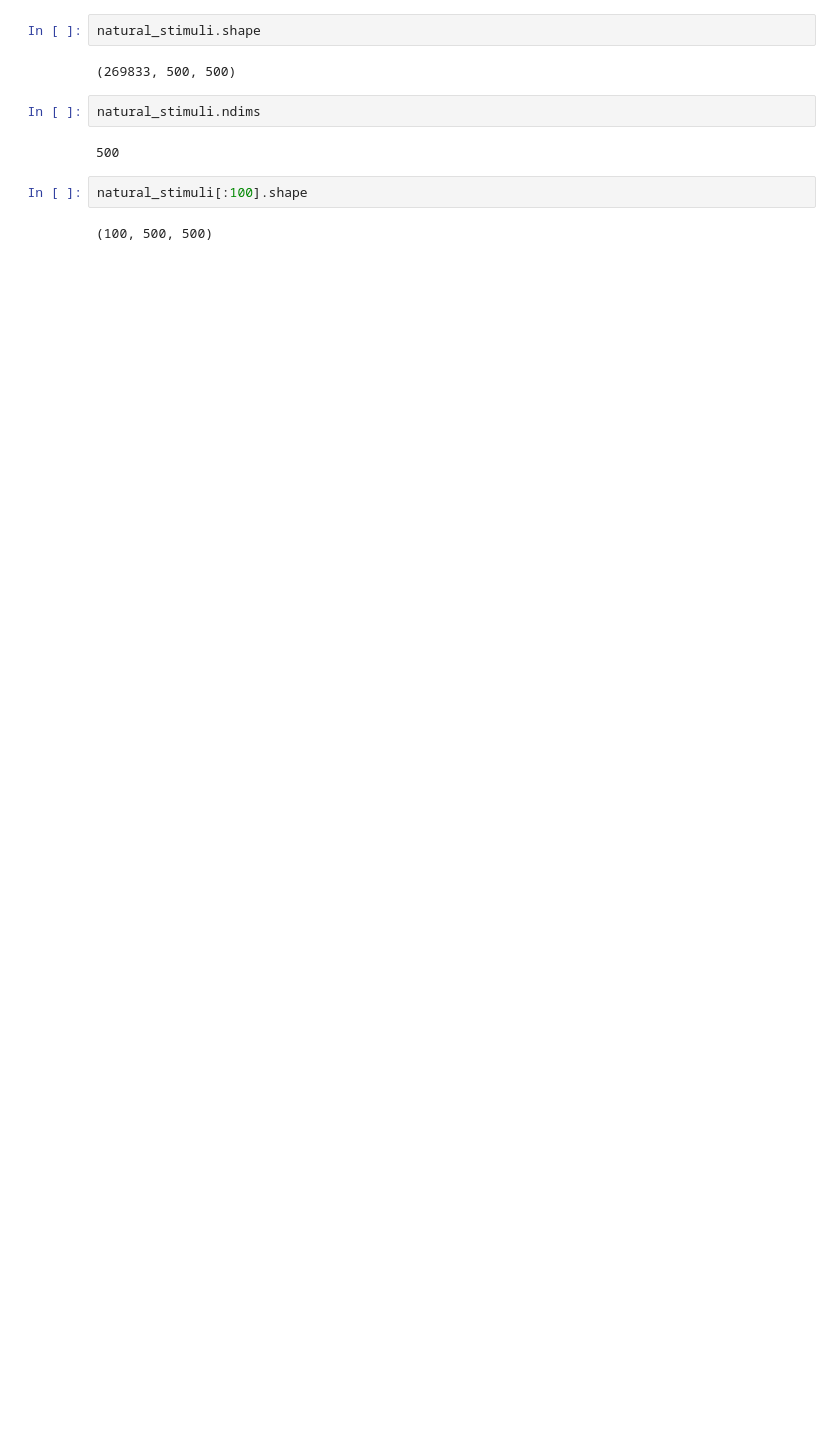
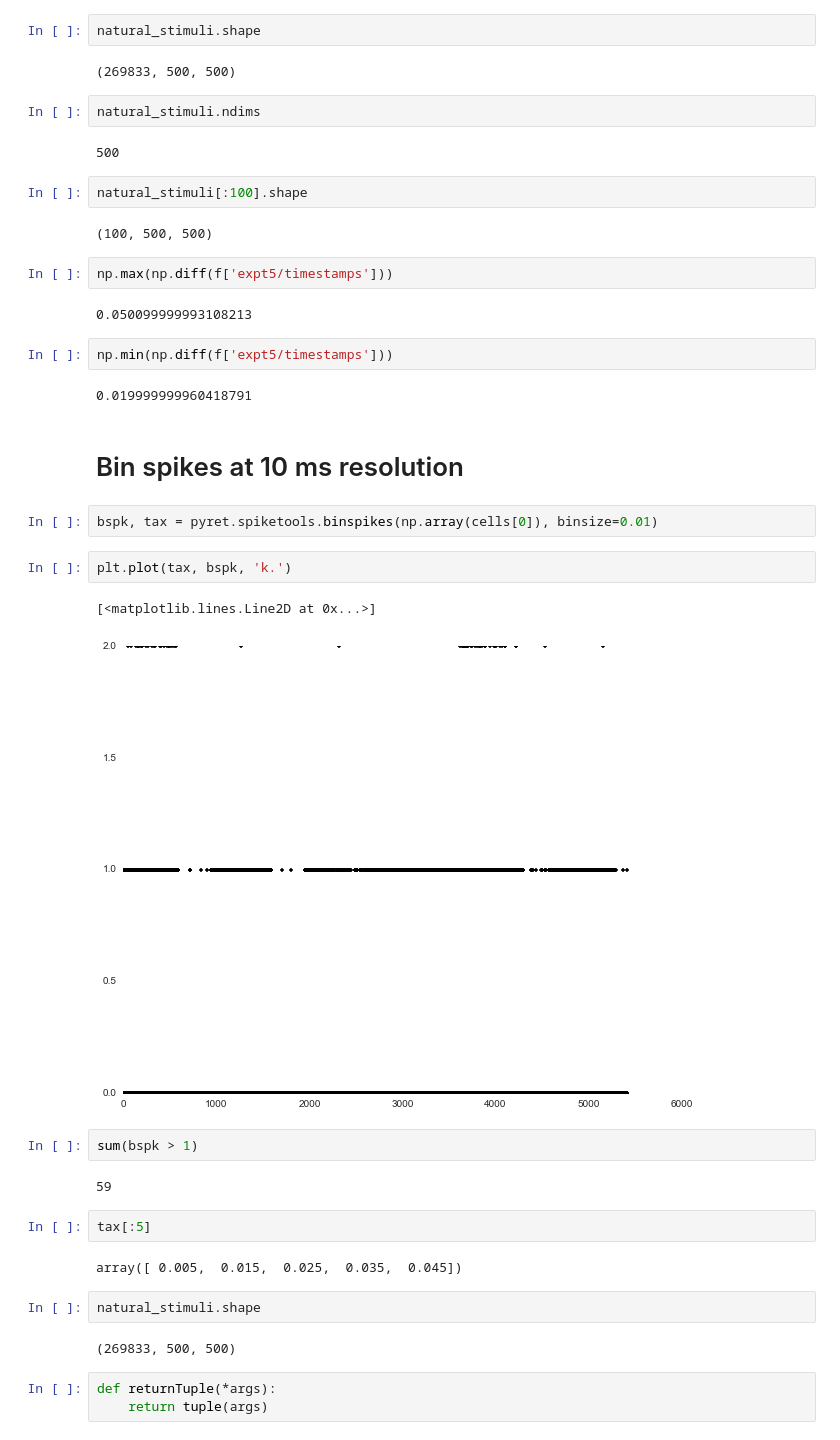
Before and after one commit to lmcintosh/natural-scenes, a Jupyter notebook: Save Natural Scenes Experiment.ipynb, the cells around one changed output. Drawn from its saved outputs; the diff is of its cells as text; blank space fills up the shorter version.

```diff
--- a/Save Natural Scenes Experiment.ipynb
+++ b/Save Natural Scenes Experiment.ipynb
@@ -183,3 +187,35 @@ natural_stimuli.ndims
 natural_stimuli[:100].shape
 # %% [output]
 (100, 500, 500)
+# %%
+np.max(np.diff(f['expt5/timestamps']))
+# %% [output]
+0.050099999993108213
+# %%
+np.min(np.diff(f['expt5/timestamps']))
+# %% [output]
+0.019999999960418791
+# %% [markdown]
+# Bin spikes at 10 ms resolution
+# %%
+bspk, tax = pyret.spiketools.binspikes(np.array(cells[0]), binsize=0.01)
+# %%
+plt.plot(tax, bspk, 'k.')
+# %% [output]
+[<matplotlib.lines.Line2D at 0x...>]
+[figure, added]
+# %%
+sum(bspk > 1)
+# %% [output]
+59
+# %%
+tax[:5]
+# %% [output]
+array([ 0.005,  0.015,  0.025,  0.035,  0.045])
+# %%
+natural_stimuli.shape
+# %% [output]
+(269833, 500, 500)
+# %%
+def returnTuple(*args):
+    return tuple(args)
```
Also changed, not shown: parts of 14 cells of this notebook.
